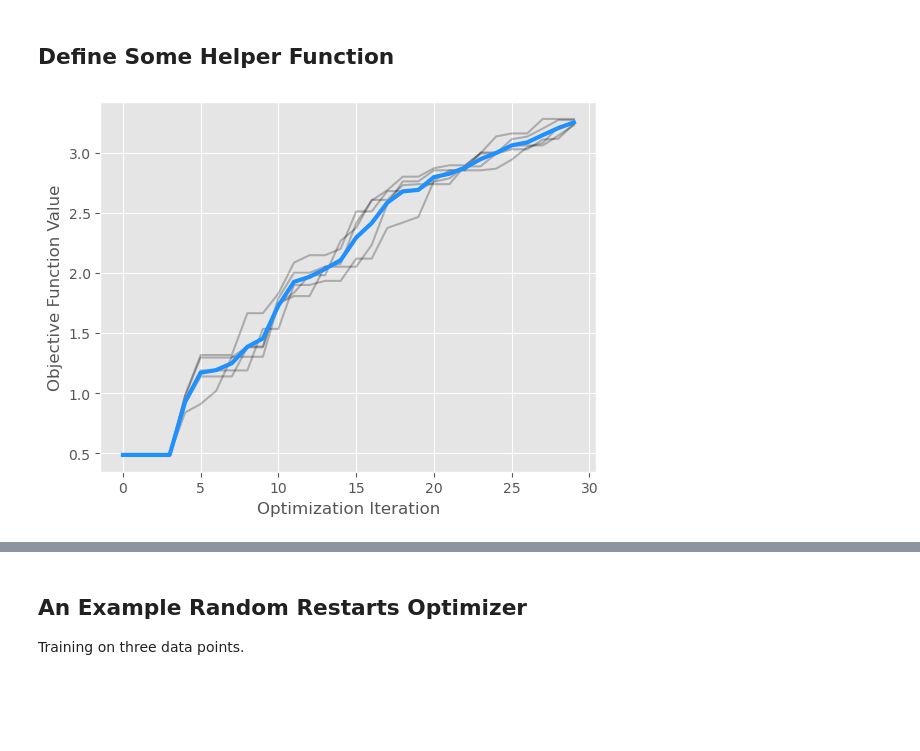
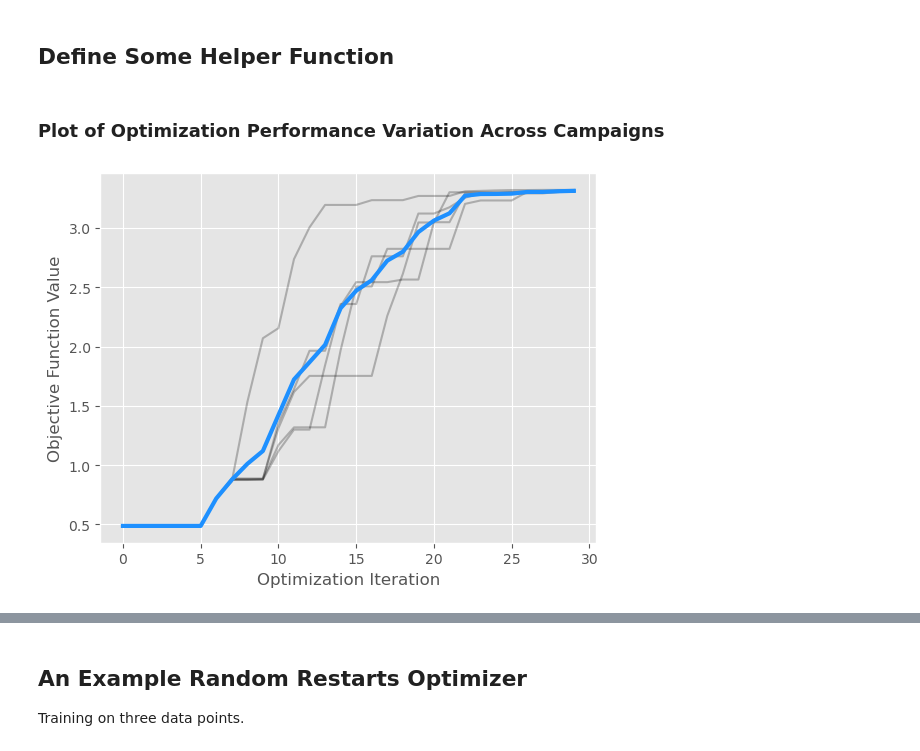
Before and after one commit to AndrewFalkowski/TakeYourTime, a Jupyter notebook: demonstration.ipynb, the cells around one changed output, grey strips where cells are left out. Saved outputs shown, nothing was run; the diff lists cells and outputs as text; code cells hidden in the pictures; blank space fills up the shorter version.

```diff
--- a/demonstration.ipynb
+++ b/demonstration.ipynb
@@ -41,23 +41,27 @@ def random_sample(num_points, dims, seed=42):
 seeds = np.loadtxt('seeds.txt', delimiter=',', dtype=int)
 # %%
 seeds = np.loadtxt('seeds.txt', delimiter=',', dtype=int)
-n_init = 3
+n_init = 5
 n_campaigns = 5
 budget = 30-n_init
 
-data = np.zeros((n_campaigns, n_init+budget))
+ensemble_y = np.zeros((n_campaigns, n_init+budget))
+ensemble_X = np.zeros((n_campaigns, 6, n_init+budget))
+ensemble_params = np.zeros((n_campaigns, 8, budget))
+ensemble_acqf = np.zeros((n_campaigns, budget))
 
 # generate starting data values
 HART = Hartmann(dim=6, bounds=[(0,1)]*6 ,negate=True)
 X_ = random_sample(n_init, 6)
 y_ = torch.tensor([HART(x) for x in X_])[:,None]
 
+# iterate through each campaign (random seed)
 for i in (pbar0 := trange(n_campaigns, leave=True, colour="red")):
     set_seeds(seeds[i]) # set the random seed for the campaign
     X = X_.clone()
     y = y_.clone()
 
-
+    # iterate through each trial up to budget - n_initial
     for j in (pbar1 := trange(budget, leave=True)):
 
         # build the gp model
@@ -72,6 +76,13 @@ for i in (pbar0 := trange(n_campaigns, leave=True, colour="red")):
         mll = ExactMarginalLogLikelihood(gp.likelihood, gp)
         mll = fit_gpytorch_model(mll)
 
+        # store the fitted model hyperparameters
+        ensemble_params[i,:,j] = np.array([
+            *gp.covar_module.base_kernel.lengthscale[0].detach().numpy(),
+            gp.covar_module.outputscale.item(),
+            gp.likelihood.noise.item()
+        ])
+
         bounds = torch.tensor([[0.0]*X.shape[-1], [1.0]*X.shape[-1]])
 
         X_new, acq_value = optimize_acqf(
@@ -82,21 +93,25 @@ for i in (pbar0 := trange(n_campaigns, leave=True, colour="red")):
             raw_samples = 200 # how many initial points to sample acqf space from
         )
 
+        ensemble_acqf[i,j] = acq_value.item()
+
         X = torch.cat([X, X_new])
         y = torch.cat([y, HART(X=X_new)[:,None]])
 
         pbar0.set_description(f"Processing Trial {j+1} of Campaign {i+1}")
         pbar1.set_description(f"Campaign {i+1} | Best Value {round(torch.max(y).item(),3)}")
 
-
-    data[i,:] = y.flatten()
+    ensemble_y[i,:] = y.flatten()
+    ensemble_X[i,:,:] = X.T
+# %% [markdown]
+### Plot of Optimization Performance Variation Across Campaigns
 # %%
-best_to_trial = np.maximum.accumulate(data, axis=1)
+best_to_trial = np.maximum.accumulate(ensemble_y, axis=1)
 best_to_trial_mean = np.mean(best_to_trial, axis=0)
 plt.plot(best_to_trial.T, color='black', alpha=0.25, label='trials')
 plt.plot(best_to_trial_mean, lw=3, color='dodgerblue', label='mean')
 plt.xlabel('Optimization Iteration')
 plt.ylabel('Objective Function Value')
 plt.show()
 # %% [output]
-[figure, old version]
+[figure, new version]
```
Also changed, not shown: parts of 9 cells of this notebook, 1 other file.
